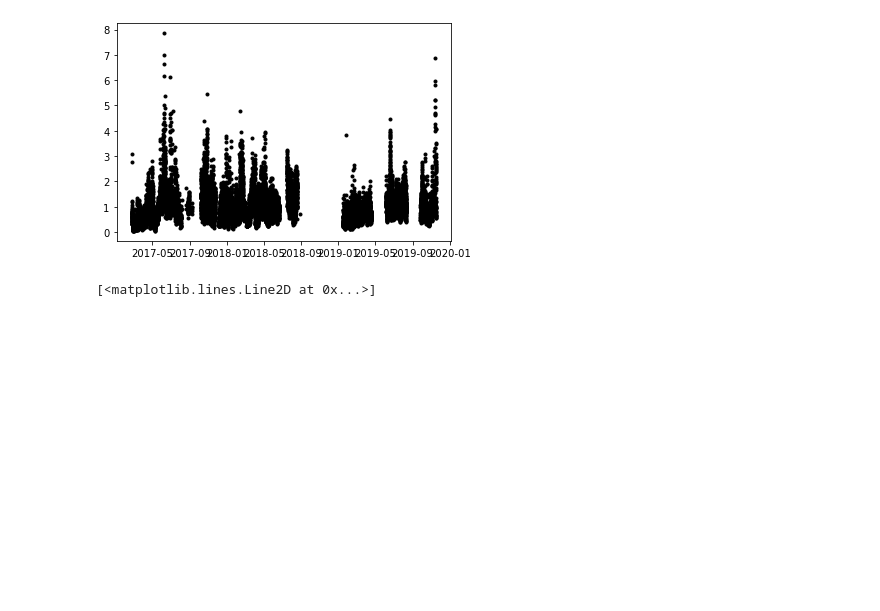
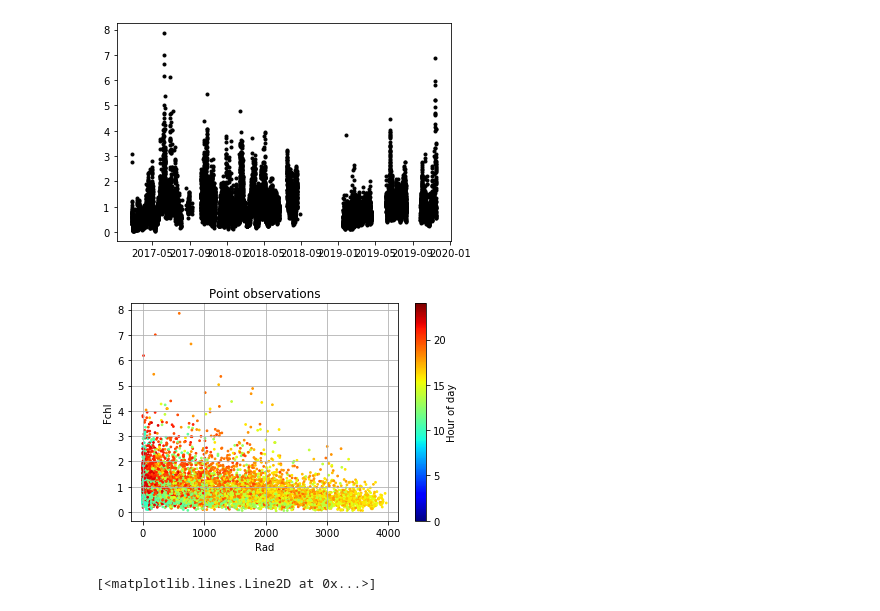
Before and after one commit to GabrielSerrato/Fchl_calibration, a Jupyter notebook: codes/teste.ipynb, the cells around one changed output. Saved outputs shown, nothing was run; the diff lists cells and outputs as text; code cells hidden in the pictures; blank space fills up the shorter version.

```diff
--- a/codes/teste.ipynb
+++ b/codes/teste.ipynb
@@ -12,6 +20,6 @@ import matplotlib.pyplot as plt
 # Definindo diretório para os dados
 
 datadir = r"../data"
-files = os.listdir(datadir)
+files = glob.glob(os.path.join(datadir,'*.csv'))
 files
 # %% [output]
@@ -79,4 +96,14 @@ df_in=pd.DataFrame({'dt':i_dates,'rad':rad})
 
 df_in = df_in.set_index('dt').reindex(times).fillna(np.nan).rename_axis('dt')
 df_in = df_in.reset_index()
+# %%
+plt.scatter(df_in['rad'],df_sc['flu'],c=times.hour ,vmin=0, vmax=24, cmap="jet",s=3)
+plt.grid()
+plt.title("Point observations")
+plt.xlabel("Rad")
+plt.ylabel("Fchl")
+cbar= plt.colorbar()
+cbar.set_label("Hour of day", labelpad=+1)
+# %% [output]
+[figure, added]
 # %%
```
Also changed, not shown: parts of 20 cells of this notebook, 1 other file.
